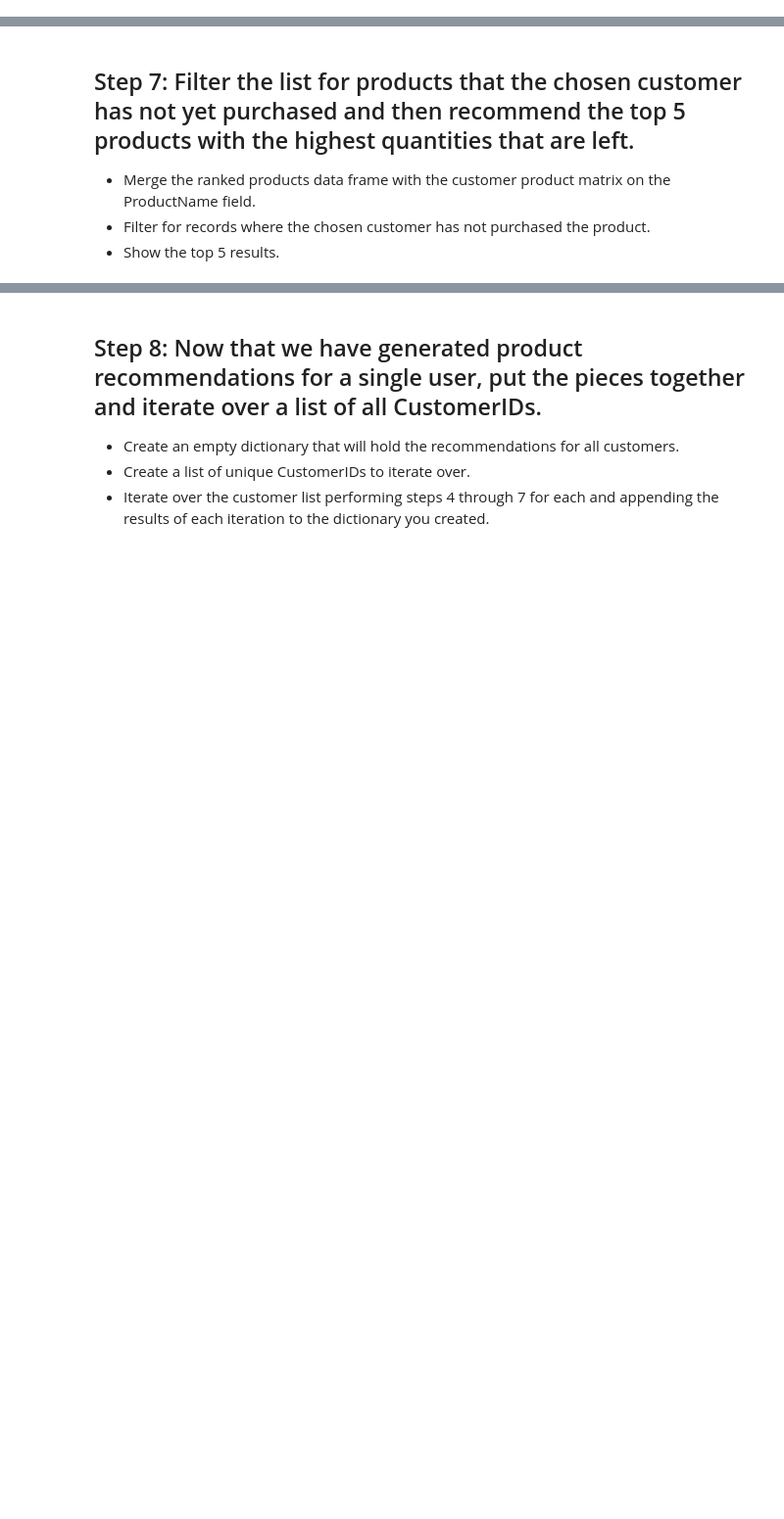
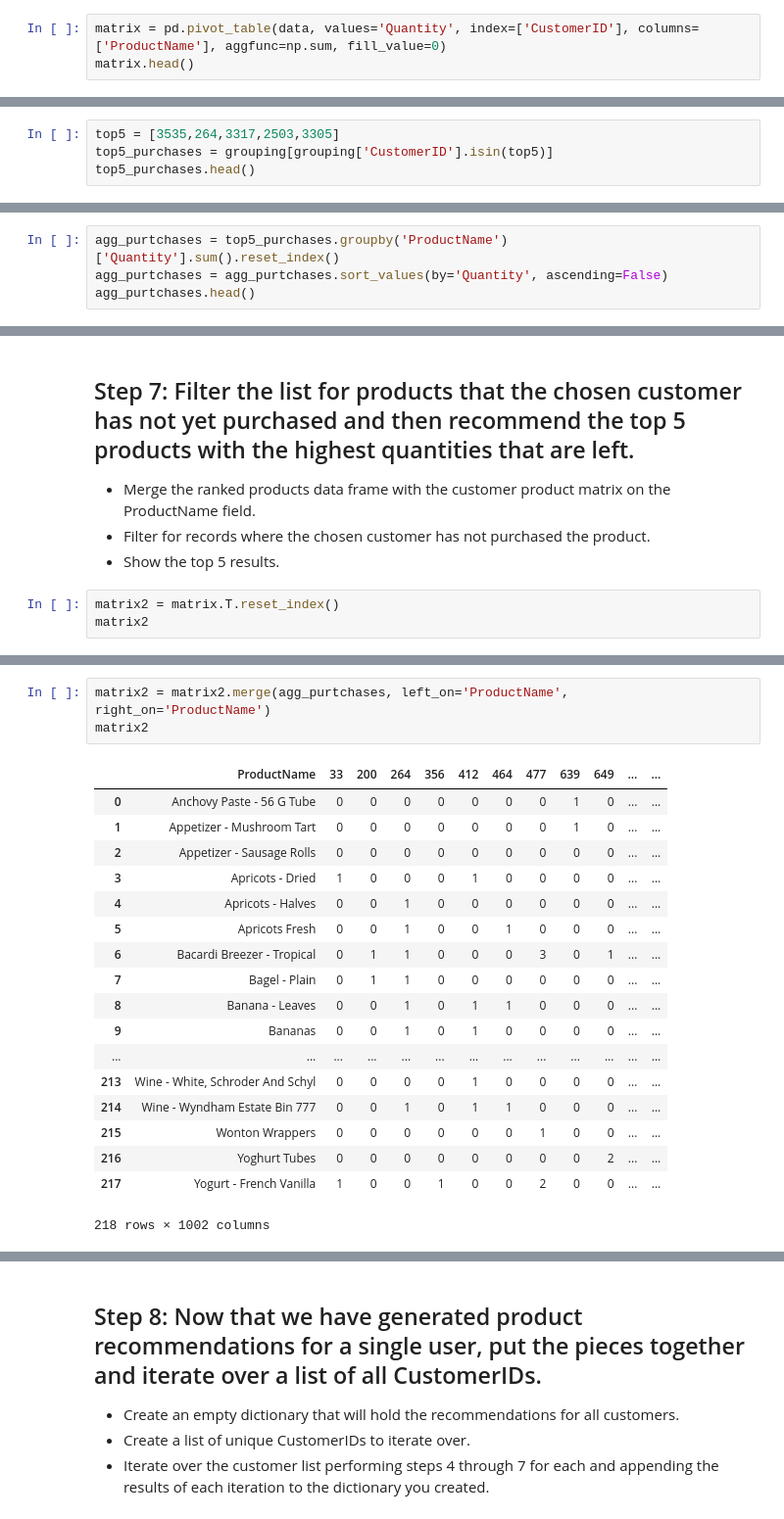
Before and after one commit to ta-datapt-bcn/lab-intro-recommender-systems, a Jupyter notebook: your-code/main.ipynb, the cells around one changed output, grey strips where cells are left out. Shown at 98% size. Drawn from its saved outputs; the diff is of its cells as text; blank space fills up the shorter version.

```diff
--- a/your-code/main.ipynb
+++ b/your-code/main.ipynb
@@ -19,3 +52,6 @@ You will need to group by CustomerID and ProductName and then sum the Quantity f
 ## Step 2: Use the `pivot_table` method to create a product by customer matrix.
 
 The rows of the matrix should represent the products, the columns should represent the customers, and the values should be the quantities of each product purchased by each customer. You will also need to replace nulls with zeros, which you can do using the `fillna` method.
+# %%
+matrix = pd.pivot_table(data, values='Quantity', index=['CustomerID'], columns=['ProductName'], aggfunc=np.sum, fill_value=0)
+matrix.head()
@@ -26,2 +102,6 @@ The rows of the matrix should represent the products, the columns should represe
 # %% [markdown]
 ## Step 5: From the data frame you created in Step 1, select the records for the list of similar CustomerIDs you obtained in Step 4.
+# %%
+top5 = [3535,264,3317,2503,3305]
+top5_purchases = grouping[grouping['CustomerID'].isin(top5)]
+top5_purchases.head()
@@ -29,3 +116,7 @@ The rows of the matrix should represent the products, the columns should represe
 ## Step 6: Aggregate those customer purchase records by ProductName, sum the Quantity field, and then rank them in descending order by quantity.
 
 This will give you the total number of each product purchased by the 5 most similar customers to the customer you selected in order from most purchased to least.
+# %%
+agg_purtchases = top5_purchases.groupby('ProductName')['Quantity'].sum().reset_index()
+agg_purtchases = agg_purtchases.sort_values(by='Quantity', ascending=False)
+agg_purtchases.head()
@@ -35,3 +133,6 @@ This will give you the total number of each product purchased by the 5 most simi
 - Merge the ranked products data frame with the customer product matrix on the ProductName field.
 - Filter for records where the chosen customer has not purchased the product.
 - Show the top 5 results.
+# %%
+matrix2 = matrix.T.reset_index()
+matrix2
@@ -37,0 +158,22 @@ This will give you the total number of each product purchased by the 5 most simi
+# %%
+matrix2 = matrix2.merge(agg_purtchases, left_on='ProductName', right_on='ProductName')
+matrix2
+# %% [output]
+|  | ProductName | 33 | 200 | 264 | 356 | 412 | 464 | 477 | 639 | 649 | ... | ... |
+| 0 | Anchovy Paste - 56 G Tube | 0 | 0 | 0 | 0 | 0 | 0 | 0 | 1 | 0 | ... | ... |
+| 1 | Appetizer - Mushroom Tart | 0 | 0 | 0 | 0 | 0 | 0 | 0 | 1 | 0 | ... | ... |
+| 2 | Appetizer - Sausage Rolls | 0 | 0 | 0 | 0 | 0 | 0 | 0 | 0 | 0 | ... | ... |
+| 3 | Apricots - Dried | 1 | 0 | 0 | 0 | 1 | 0 | 0 | 0 | 0 | ... | ... |
+| 4 | Apricots - Halves | 0 | 0 | 1 | 0 | 0 | 0 | 0 | 0 | 0 | ... | ... |
+| 5 | Apricots Fresh | 0 | 0 | 1 | 0 | 0 | 1 | 0 | 0 | 0 | ... | ... |
+| 6 | Bacardi Breezer - Tropical | 0 | 1 | 1 | 0 | 0 | 0 | 3 | 0 | 1 | ... | ... |
+| 7 | Bagel - Plain | 0 | 1 | 1 | 0 | 0 | 0 | 0 | 0 | 0 | ... | ... |
+| 8 | Banana - Leaves | 0 | 0 | 1 | 0 | 1 | 1 | 0 | 0 | 0 | ... | ... |
+| 9 | Bananas | 0 | 0 | 1 | 0 | 1 | 0 | 0 | 0 | 0 | ... | ... |
+| ... | ... | ... | ... | ... | ... | ... | ... | ... | ... | ... | ... | ... |
+| 213 | Wine - White, Schroder And Schyl | 0 | 0 | 0 | 0 | 1 | 0 | 0 | 0 | 0 | ... | ... |
+| 214 | Wine - Wyndham Estate Bin 777 | 0 | 0 | 1 | 0 | 1 | 1 | 0 | 0 | 0 | ... | ... |
+| 215 | Wonton Wrappers | 0 | 0 | 0 | 0 | 0 | 0 | 1 | 0 | 0 | ... | ... |
+| 216 | Yoghurt Tubes | 0 | 0 | 0 | 0 | 0 | 0 | 0 | 0 | 2 | ... | ... |
+| 217 | Yogurt - French Vanilla | 1 | 0 | 0 | 1 | 0 | 0 | 2 | 0 | 0 | ... | ... |
+218 rows × 1002 columns
```
Also changed, not shown: parts of 12 cells of this notebook.
